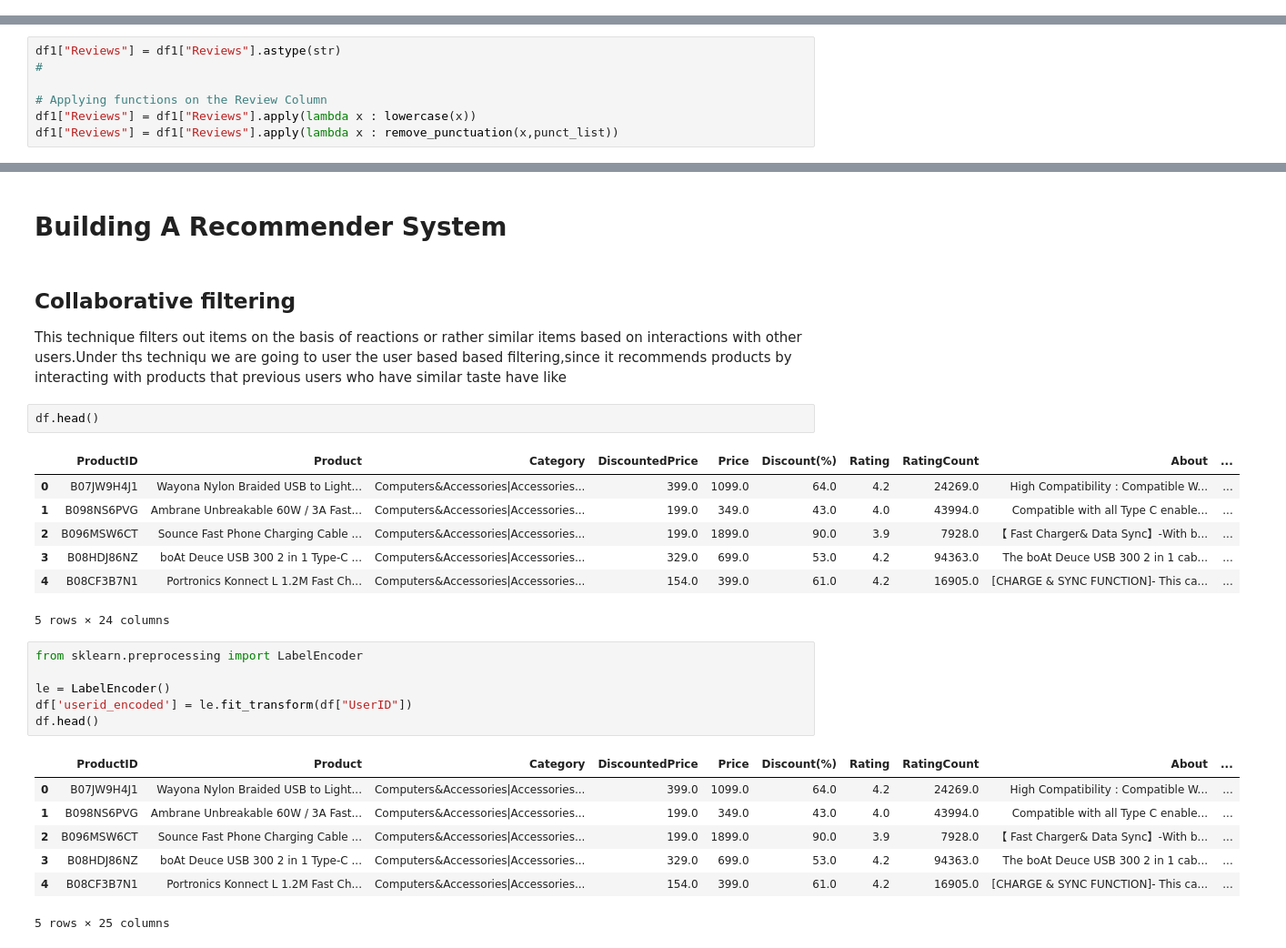
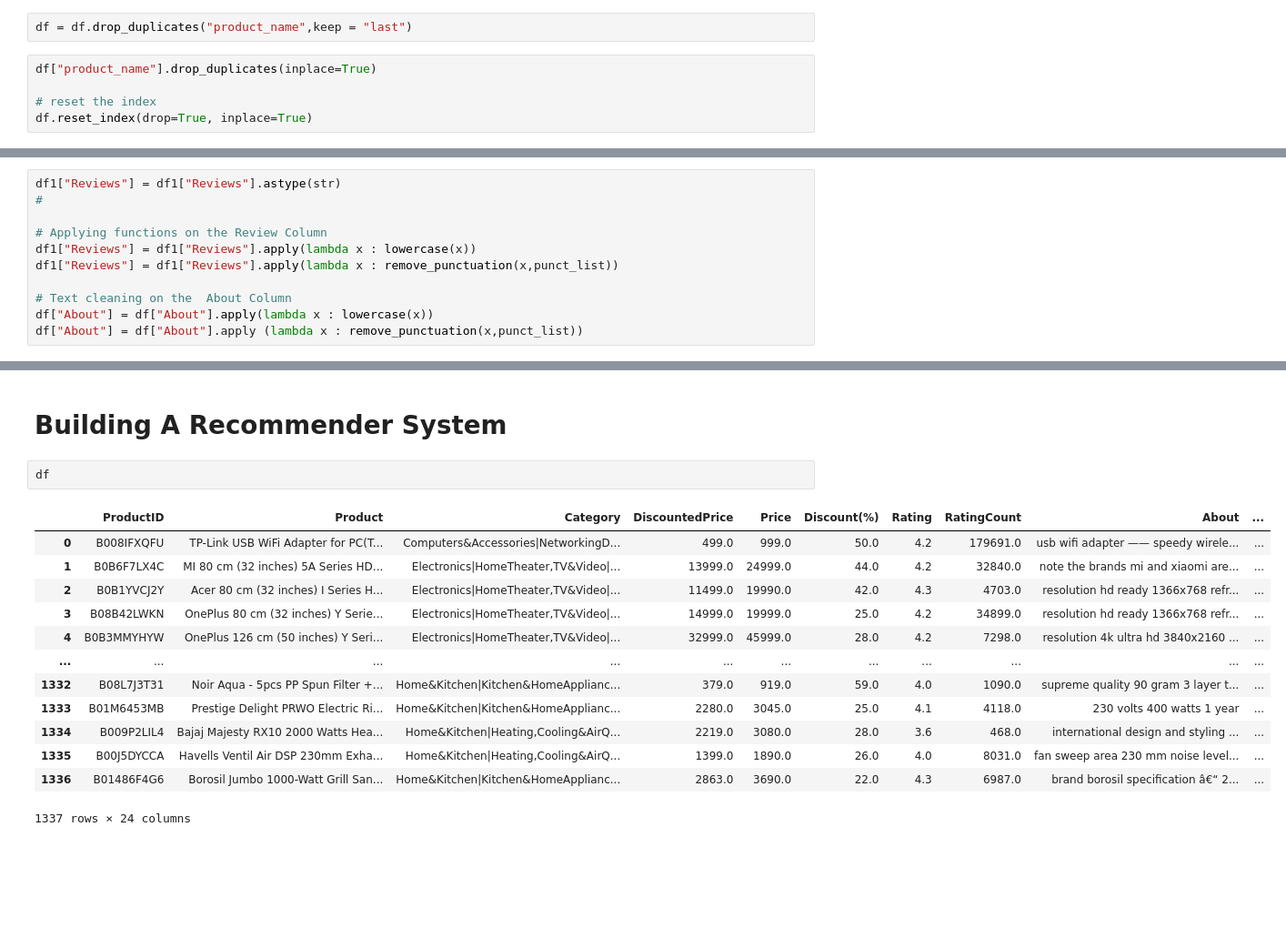
Before and after one commit to danielkimutai/Amazon--recommender-system, a Jupyter notebook: index.ipynb, the cells around one changed output, grey strips where cells are left out. Shown at 91% size. Drawn from its saved outputs; the diff is of its cells as text; blank space fills up the shorter version.

```diff
--- a/index.ipynb
+++ b/index.ipynb
@@ -137,6 +138,13 @@ ________
 The data contains 0  duplicated values
 # %%
 df.fillna(method="ffill",inplace=True)
+# %%
+df = df.drop_duplicates("product_name",keep = "last")
+# %%
+df["product_name"].drop_duplicates(inplace=True)
+
+# reset the index
+df.reset_index(drop=True, inplace=True)
 # %%
 df.isna().sum()
 # %% [output]
@@ -676,6 +682,10 @@ df1["Reviews"] = df1["Reviews"].astype(str)
 # Applying functions on the Review Column
 df1["Reviews"] = df1["Reviews"].apply(lambda x : lowercase(x))
 df1["Reviews"] = df1["Reviews"].apply(lambda x : remove_punctuation(x,punct_list))
+
+# Text cleaning on the  About Column
+df["About"] = df["About"].apply(lambda x : lowercase(x))
+df["About"] = df["About"].apply (lambda x : remove_punctuation(x,punct_list))
 # %%
 df1["Reviews"]
 # %% [output]
@@ -720,29 +731,18 @@ for col in ["ReviewTitle","Reviews"]:
 # %% [markdown]
 # Building A Recommender System
-# %% [markdown]
-## Collaborative filtering
-This technique filters out items on the basis of reactions or rather similar items based on interactions with other users.Under ths techniqu we are going to user the user based based filtering,since it recommends products by interacting with products that previous users who have similar taste have like
 # %%
-df.head()
+df
 # %% [output]
 |  | ProductID | Product | Category | DiscountedPrice | Price | Discount(%) | Rating | RatingCount | About | ... |
-| 0 | B07JW9H4J1 | Wayona Nylon Braided USB to Light... | Computers&Accessories|Accessories... | 399.0 | 1099.0 | 64.0 | 4.2 | 24269.0 | High Compatibility : Compatible W... | ... |
-| 1 | B098NS6PVG | Ambrane Unbreakable 60W / 3A Fast... | Computers&Accessories|Accessories... | 199.0 | 349.0 | 43.0 | 4.0 | 43994.0 | Compatible with all Type C enable... | ... |
-| 2 | B096MSW6CT | Sounce Fast Phone Charging Cable ... | Computers&Accessories|Accessories... | 199.0 | 1899.0 | 90.0 | 3.9 | 7928.0 | 【 Fast Charger& Data Sync】-With b... | ... |
-| 3 | B08HDJ86NZ | boAt Deuce USB 300 2 in 1 Type-C ... | Computers&Accessories|Accessories... | 329.0 | 699.0 | 53.0 | 4.2 | 94363.0 | The boAt Deuce USB 300 2 in 1 cab... | ... |
-| 4 | B08CF3B7N1 | Portronics Konnect L 1.2M Fast Ch... | Computers&Accessories|Accessories... | 154.0 | 399.0 | 61.0 | 4.2 | 16905.0 | [CHARGE & SYNC FUNCTION]- This ca... | ... |
+| 0 | B008IFXQFU | TP-Link USB WiFi Adapter for PC(T... | Computers&Accessories|NetworkingD... | 499.0 | 999.0 | 50.0 | 4.2 | 179691.0 | usb wifi adapter —— speedy wirele... | ... |
+| 1 | B0B6F7LX4C | MI 80 cm (32 inches) 5A Series HD... | Electronics|HomeTheater,TV&Video|... | 13999.0 | 24999.0 | 44.0 | 4.2 | 32840.0 | note the brands mi and xiaomi are... | ... |
+| 2 | B0B1YVCJ2Y | Acer 80 cm (32 inches) I Series H... | Electronics|HomeTheater,TV&Video|... | 11499.0 | 19990.0 | 42.0 | 4.3 | 4703.0 | resolution hd ready 1366x768 refr... | ... |
+| 3 | B08B42LWKN | OnePlus 80 cm (32 inches) Y Serie... | Electronics|HomeTheater,TV&Video|... | 14999.0 | 19999.0 | 25.0 | 4.2 | 34899.0 | resolution hd ready 1366x768 refr... | ... |
+| 4 | B0B3MMYHYW | OnePlus 126 cm (50 inches) Y Seri... | Electronics|HomeTheater,TV&Video|... | 32999.0 | 45999.0 | 28.0 | 4.2 | 7298.0 | resolution 4k ultra hd 3840x2160 ... | ... |
+| ... | ... | ... | ... | ... | ... | ... | ... | ... | ... | ... |
+| 1332 | B08L7J3T31 | Noir Aqua - 5pcs PP Spun Filter +... | Home&Kitchen|Kitchen&HomeApplianc... | 379.0 | 919.0 | 59.0 | 4.0 | 1090.0 | supreme quality 90 gram 3 layer t... | ... |
+| 1333 | B01M6453MB | Prestige Delight PRWO Electric Ri... | Home&Kitchen|Kitchen&HomeApplianc... | 2280.0 | 3045.0 | 25.0 | 4.1 | 4118.0 | 230 volts 400 watts 1 year | ... |
+| 1334 | B009P2LIL4 | Bajaj Majesty RX10 2000 Watts Hea... | Home&Kitchen|Heating,Cooling&AirQ... | 2219.0 | 3080.0 | 28.0 | 3.6 | 468.0 | international design and styling ... | ... |
+| 1335 | B00J5DYCCA | Havells Ventil Air DSP 230mm Exha... | Home&Kitchen|Heating,Cooling&AirQ... | 1399.0 | 1890.0 | 26.0 | 4.0 | 8031.0 | fan sweep area 230 mm noise level... | ... |
+| 1336 | B01486F4G6 | Borosil Jumbo 1000-Watt Grill San... | Home&Kitchen|Kitchen&HomeApplianc... | 2863.0 | 3690.0 | 22.0 | 4.3 | 6987.0 | brand borosil specification â€“ 2... | ... |
-5 rows × 24 columns
+1337 rows × 24 columns
-# %%
-from sklearn.preprocessing import LabelEncoder
-
-le = LabelEncoder()
-df['userid_encoded'] = le.fit_transform(df["UserID"])
-df.head()
-# %% [output]
-|  | ProductID | Product | Category | DiscountedPrice | Price | Discount(%) | Rating | RatingCount | About | ... |
-| 0 | B07JW9H4J1 | Wayona Nylon Braided USB to Light... | Computers&Accessories|Accessories... | 399.0 | 1099.0 | 64.0 | 4.2 | 24269.0 | High Compatibility : Compatible W... | ... |
-| 1 | B098NS6PVG | Ambrane Unbreakable 60W / 3A Fast... | Computers&Accessories|Accessories... | 199.0 | 349.0 | 43.0 | 4.0 | 43994.0 | Compatible with all Type C enable... | ... |
-| 2 | B096MSW6CT | Sounce Fast Phone Charging Cable ... | Computers&Accessories|Accessories... | 199.0 | 1899.0 | 90.0 | 3.9 | 7928.0 | 【 Fast Charger& Data Sync】-With b... | ... |
-| 3 | B08HDJ86NZ | boAt Deuce USB 300 2 in 1 Type-C ... | Computers&Accessories|Accessories... | 329.0 | 699.0 | 53.0 | 4.2 | 94363.0 | The boAt Deuce USB 300 2 in 1 cab... | ... |
-| 4 | B08CF3B7N1 | Portronics Konnect L 1.2M Fast Ch... | Computers&Accessories|Accessories... | 154.0 | 399.0 | 61.0 | 4.2 | 16905.0 | [CHARGE & SYNC FUNCTION]- This ca... | ... |
-5 rows × 25 columns
```
Also changed, not shown: parts of 54 cells of this notebook.
